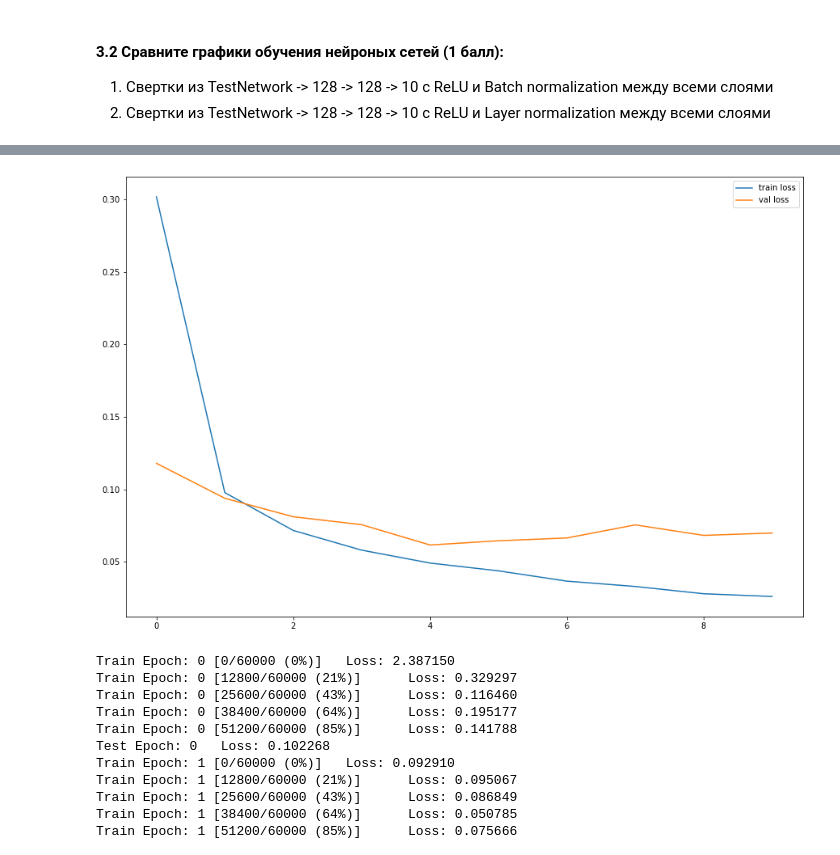
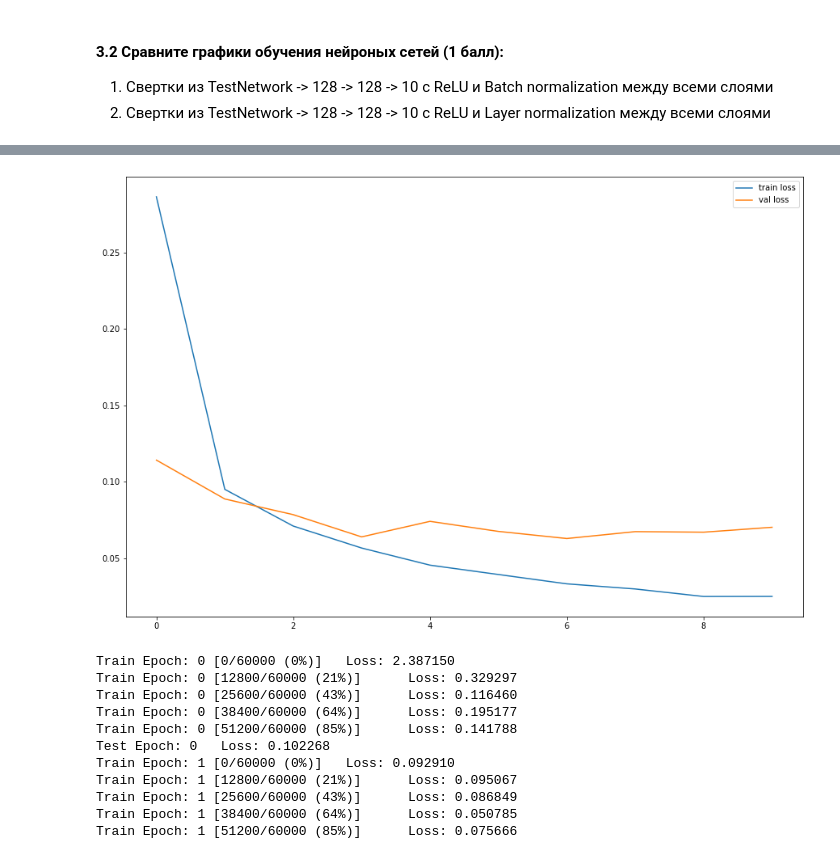
Before and after one commit to EmperorNao/NN, a Jupyter notebook: hw5/hw5.ipynb, the cells around one changed output, grey strips where cells are left out. Drawn from its saved outputs; the diff is of its cells as text; code cells hidden in the pictures.

Commit message:
FIX LN layer in hw5

```diff
--- a/hw5/hw5.ipynb
+++ b/hw5/hw5.ipynb
@@ -408,8 +408,14 @@ Test Epoch: 9   Loss: 0.074322
 # полезные функции: .std(dim), .mean(dim)
 
 class LayerNormalization(nn.Module):
+    def __init__(self, dims):
+        super().__init__()
+        self.dims = dims
+        self.weight = torch.nn.Parameter(torch.ones(self.dims, requires_grad=True))
+        self.bias = torch.nn.Parameter(torch.zeros(self.dims, requires_grad=True))
+
     def forward(self, x):
-        output = (x - x.mean(dim=1)[:, None]) / x.std(dim=1)[:, None]
+        output = (x - x.mean(dim=1)[:, None]) / (x.std(dim=1)[:, None] + 1e-8) * self.weight + self.bias
         return output
 # %% [markdown]
 #### 3.2 Сравните графики обучения нейроных сетей **(1 балл)**:
@@ -418,10 +424,10 @@ class LayerNormalization(nn.Module):
 # %%
 layers = [
     nn.Linear(196, 128),
-    LayerNormalization(),
+    LayerNormalization(128),
     nn.ReLU(),
     nn.Linear(128, 128),
-    LayerNormalization(),
+    LayerNormalization(128),
     nn.ReLU(),
     nn.Linear(128, 10)
 ]
@@ -453,4 +459,4 @@ Test Epoch: 9   Loss: 0.069897
-[figure, old version]
+[figure, new version]
 # %%
 layers = [
     nn.Linear(196, 128),
```
Also changed, not shown: parts of 2 cells of this notebook.
